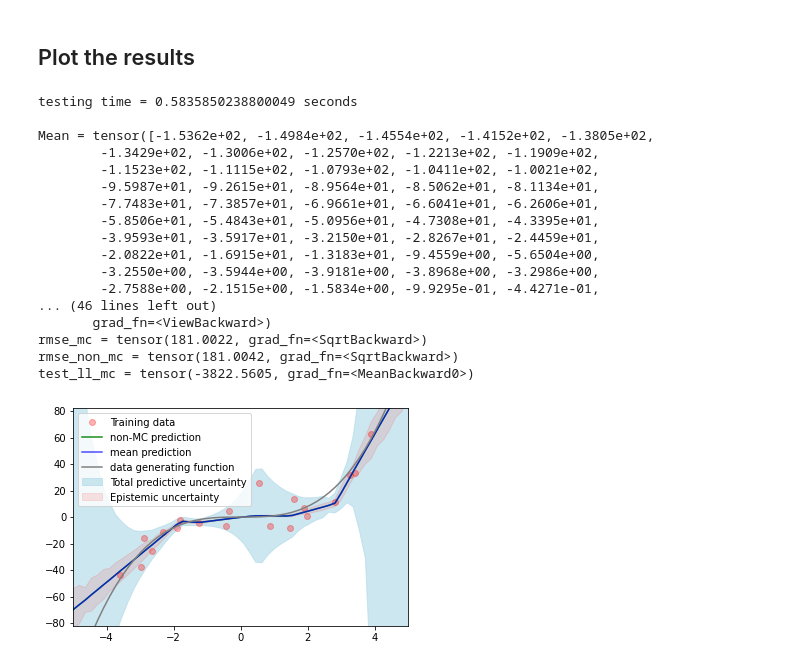
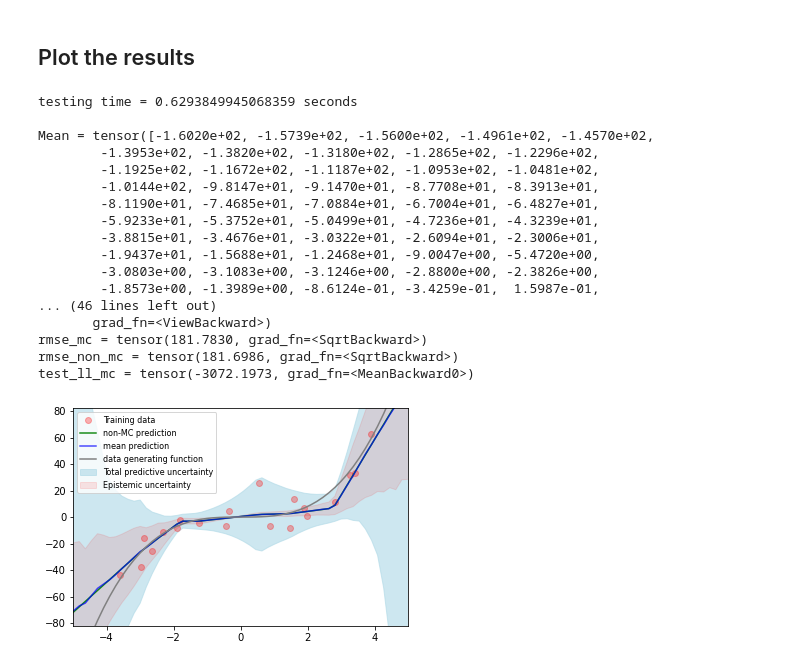
Before and after one commit to ronaldseoh/bayesian-dl-experiments, a Jupyter notebook: experiment_comparison_toy.ipynb, the cells around one changed output. Cells and saved outputs as stored; diff of their text form; code cells hidden in the pictures.

```diff
--- a/experiment_comparison_toy.ipynb
+++ b/experiment_comparison_toy.ipynb
@@ -138,10 +138,10 @@ MC Dropout related
 """
 
 # Dropout rate
-dropout_rate = 0.01
+dropout_rate = 0.1
 
 # Length scale
-length_scale = 1e-2
+length_scale = 0.01
 
 # tau
 tau = 0.25
@@ -152,7 +152,7 @@ reg_strength = utils.reg_strength(dropout_rate, length_scale, dataset_toy_size,
 print('reg_strength = ' + str(reg_strength))
 
 # Epochs
-n_epochs = 20000
+n_epochs = 40000
 
 # Optimizer learning rate
 learning_rate = 0.001
@@ -199,6 +199,7 @@ dataset = datasets.ToyDatasets(
     n_samples=dataset_toy_size,
     x_low=dataset_toy_x_low,
     x_high=dataset_toy_x_high,
+    random_x=random_x,
     y_noise_mean=dataset_toy_y_noise_mean,
     y_noise_std=dataset_toy_y_noise_std,
     more_noise_x_from=dataset_toy_more_noise_x_from,
@@ -488,51 +489,51 @@ for key, network in uncertainty_methods.items():
 
     # Distributions around the predictions
     plt.fill_between(
-        X_test_cpu.flatten(),
-        (mean.detach().numpy() - 2*torch.sqrt(total_uncertainty).detach().numpy()).flatten(),
-        (mean.detach().numpy() + 2*torch.sqrt(total_uncertainty).detach().numpy()).flatten(),
-        color='lightblue', alpha=0.6, label="Total predictive uncertainty")
+       X_test_cpu.flatten(),
+       (mean.detach().numpy() - 2*torch.sqrt(total_uncertainty).detach().numpy()).flatten(),
+       (mean.detach().numpy() + 2*torch.sqrt(total_uncertainty).detach().numpy()).flatten(),
+       color='lightblue', alpha=0.6, label="Total predictive uncertainty")
 
     # epistemic
     plt.fill_between(
         X_test_cpu.flatten(),
         (mean.detach().numpy() - 2*torch.sqrt(var).detach().numpy()).flatten(),
         (mean.detach().numpy() + 2*torch.sqrt(var).detach().numpy()).flatten(),
         color='red', alpha=0.1, label="Epistemic uncertainty")
 
     # Train data
     plt.plot(dataset.data_x.cpu(), dataset.data_y.cpu(), 'or', label='Training data', alpha=0.3)
 
     # Non-MC prediction
     plt.plot(X_test_cpu, predictions_non_mc.detach().numpy(), 'green', label='non-MC prediction', alpha=0.9)
 
     # MC prediction
     plt.plot(X_test_cpu, mean.detach().numpy(), 'blue', label='mean prediction', alpha=0.7)
 
     # Original data generating function without noise
     plt.plot(X_test_cpu, X_test_cpu ** 3, 'gray', label='data generating function')
 
-    plt.legend()
+    plt.legend(loc=2, prop={'size': 8})
 
-    plt.savefig(os.path.join(test_results_path, str(key) + '.png'), dpi=600)
+    plt.savefig(os.path.join(test_results_path, str(key) + '.png'), dpi=200)
 
     plt.show()
 # %% [output]
-testing time = 0.5835850238800049 seconds
+testing time = 0.6293849945068359 seconds
 
-Mean = tensor([-1.5362e+02, -1.4984e+02, -1.4554e+02, -1.4152e+02, -1.3805e+02,
-        -1.3429e+02, -1.3006e+02, -1.2570e+02, -1.2213e+02, -1.1909e+02,
-        -1.1523e+02, -1.1115e+02, -1.0793e+02, -1.0411e+02, -1.0021e+02,
-        -9.5987e+01, -9.2615e+01, -8.9564e+01, -8.5062e+01, -8.1134e+01,
-        -7.7483e+01, -7.3857e+01, -6.9661e+01, -6.6041e+01, -6.2606e+01,
-        -5.8506e+01, -5.4843e+01, -5.0956e+01, -4.7308e+01, -4.3395e+01,
-        -3.9593e+01, -3.5917e+01, -3.2150e+01, -2.8267e+01, -2.4459e+01,
-        -2.0822e+01, -1.6915e+01, -1.3183e+01, -9.4559e+00, -5.6504e+00,
-        -3.2550e+00, -3.5944e+00, -3.9181e+00, -3.8968e+00, -3.2986e+00,
-        -2.7588e+00, -2.1515e+00, -1.5834e+00, -9.9295e-01, -4.4271e-01,
+Mean = tensor([-1.6020e+02, -1.5739e+02, -1.5600e+02, -1.4961e+02, -1.4570e+02,
+        -1.3953e+02, -1.3820e+02, -1.3180e+02, -1.2865e+02, -1.2296e+02,
+        -1.1925e+02, -1.1672e+02, -1.1187e+02, -1.0953e+02, -1.0481e+02,
+        -1.0144e+02, -9.8147e+01, -9.1470e+01, -8.7708e+01, -8.3913e+01,
+        -8.1190e+01, -7.4685e+01, -7.0884e+01, -6.7004e+01, -6.4827e+01,
+        -5.9233e+01, -5.3752e+01, -5.0499e+01, -4.7236e+01, -4.3239e+01,
+        -3.8815e+01, -3.4676e+01, -3.0322e+01, -2.6094e+01, -2.3006e+01,
+        -1.9437e+01, -1.5688e+01, -1.2468e+01, -9.0047e+00, -5.4720e+00,
+        -3.0803e+00, -3.1083e+00, -3.1246e+00, -2.8800e+00, -2.3826e+00,
+        -1.8573e+00, -1.3989e+00, -8.6124e-01, -3.4259e-01,  1.5987e-01,
 ... (46 lines left out)
        grad_fn=<ViewBackward>)
-rmse_mc = tensor(181.0022, grad_fn=<SqrtBackward>)
-rmse_non_mc = tensor(181.0042, grad_fn=<SqrtBackward>)
-test_ll_mc = tensor(-3822.5605, grad_fn=<MeanBackward0>)
+rmse_mc = tensor(181.7830, grad_fn=<SqrtBackward>)
+rmse_non_mc = tensor(181.6986, grad_fn=<SqrtBackward>)
+test_ll_mc = tensor(-3072.1973, grad_fn=<MeanBackward0>)
-[figure, old version]
+[figure, new version]
```
Also changed, not shown: parts of 2 cells of this notebook, 9 other files.
